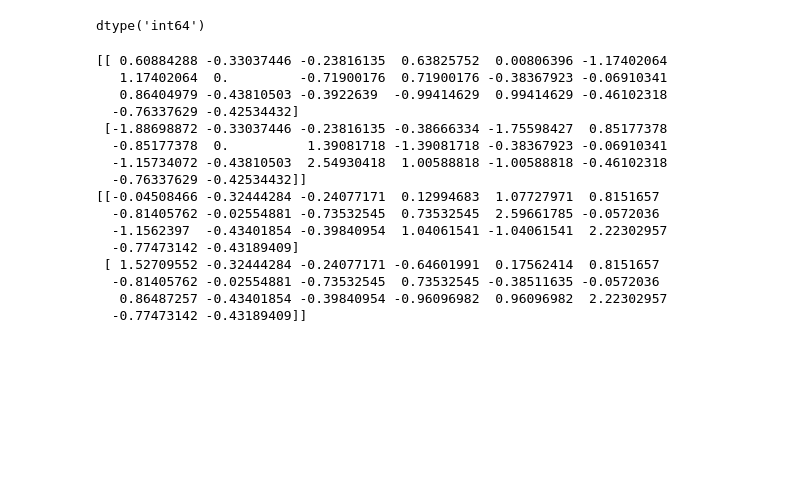
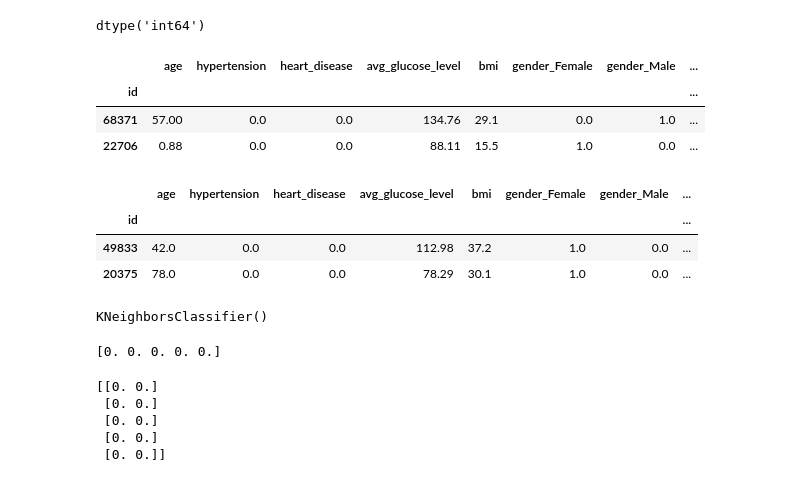
Before and after one commit to maptv/Classification-with-Python, a Jupyter notebook: 1-IntroToClassification/1-IntroToClassification-code.ipynb, the cells around one changed output. Cells and saved outputs as stored; diff of their text form; code cells hidden in the pictures; blank space fills up the shorter version.

Commit message:
use StandardScaler class instead of scale function

```diff
--- a/1-IntroToClassification/1-IntroToClassification-code.ipynb
+++ b/1-IntroToClassification/1-IntroToClassification-code.ipynb
@@ -191,8 +191,11 @@ dummy_df
 5110 rows × 21 columns
 # %%
 from sklearn.impute import KNNImputer
+
 imputer = KNNImputer()
-dummy_df = pd.DataFrame(imputer.fit_transform(dummy_df), columns=dummy_df.columns, index=df.index)
+dummy_df = pd.DataFrame(
+    imputer.fit_transform(dummy_df), columns=dummy_df.columns, index=df.index
+)
 # %%
 dummy_df
 # %% [output]
@@ -268,34 +271,25 @@ y = dummy_df["stroke"]
 
 # Split into train and test.
 X_train, X_test, y_train, y_test = train_test_split(X, y, test_size=0.3, random_state=1)
-# %%
-# =================================================-
-#### Slide 22: Data prep: scaling variables  ####
-
-# Scale X.
-X_train = scale(X_train)
-X_test = scale(X_test)
-print(X_train[0:2])
-print(X_test[0:2])
-
-
-#######################################################
-####  CONGRATULATIONS ON COMPLETING THIS MODULE!   ####
-#######################################################
-# %% [output]
-[[ 0.60884288 -0.33037446 -0.23816135  0.63825752  0.00806396 -1.17402064
-   1.17402064  0.         -0.71900176  0.71900176 -0.38367923 -0.06910341
-   0.86404979 -0.43810503 -0.3922639  -0.99414629  0.99414629 -0.46102318
-  -0.76337629 -0.42534432]
- [-1.88698872 -0.33037446 -0.23816135 -0.38666334 -1.75598427  0.85177378
-  -0.85177378  0.          1.39081718 -1.39081718 -0.38367923 -0.06910341
-  -1.15734072 -0.43810503  2.54930418  1.00588818 -1.00588818 -0.46102318
-  -0.76337629 -0.42534432]]
-[[-0.04508466 -0.32444284 -0.24077171  0.12994683  1.07727971  0.8151657
-  -0.81405762 -0.02554881 -0.73532545  0.73532545  2.59661785 -0.0572036
-  -1.1562397  -0.43401854 -0.39840954  1.04061541 -1.04061541  2.22302957
-  -0.77473142 -0.43189409]
- [ 1.52709552 -0.32444284 -0.24077171 -0.64601991  0.17562414  0.8151657
-  -0.81405762 -0.02554881 -0.73532545  0.73532545 -0.38511635 -0.0572036
-   0.86487257 -0.43401854 -0.39840954 -0.96096982  0.96096982  2.22302957
-  -0.77473142 -0.43189409]]
+# %%
+ss = StandardScaler()
+X_train_scaled = ss.fit_transform(X_train)
+# %%
+# =================================================-
+#### Slide 22: Data prep: scaling variables  ####
+
+# Scale X.
+X_test_scaled = ss.transform(X_test)
+X_train.head(2)
+# %% [output]
+|  | age | hypertension | heart_disease | avg_glucose_level | bmi | gender_Female | gender_Male | ... |
+| id |  |  |  |  |  |  |  | ... |
+| 68371 | 57.00 | 0.0 | 0.0 | 134.76 | 29.1 | 0.0 | 1.0 | ... |
+| 22706 | 0.88 | 0.0 | 0.0 | 88.11 | 15.5 | 1.0 | 0.0 | ... |
+# %%
+X_test.head(2)
+# %% [output]
+|  | age | hypertension | heart_disease | avg_glucose_level | bmi | gender_Female | gender_Male | ... |
+| id |  |  |  |  |  |  |  | ... |
+| 49833 | 42.0 | 0.0 | 0.0 | 112.98 | 37.2 | 1.0 | 0.0 | ... |
+| 20375 | 78.0 | 0.0 | 0.0 | 78.29 | 30.1 | 1.0 | 0.0 | ... |
@@ -319,15 +317,25 @@ default = 5
 kNN = KNeighborsClassifier(n_neighbors=default)
 # Fit the classifier to the data.
 kNN.fit(X_train, y_train)
+# %% [output]
+KNeighborsClassifier()
 # %%
 # =================================================-
 #### Slide 6: kNN: predict on a test set  ####
 
 predictions = kNN.predict(X_test)
 print(predictions[0:5])
+# %% [output]
+[0. 0. 0. 0. 0.]
 # %%
 # =================================================-
 #### Slide 7: kNN: predict on test  ####
 
 actual_v_predicted = np.column_stack((y_test, predictions))
 print(actual_v_predicted[0:5])
+# %% [output]
+[[0. 0.]
+ [0. 0.]
+ [0. 0.]
+ [0. 0.]
+ [0. 0.]]
```
Also changed, not shown: parts of 5 cells of this notebook.
